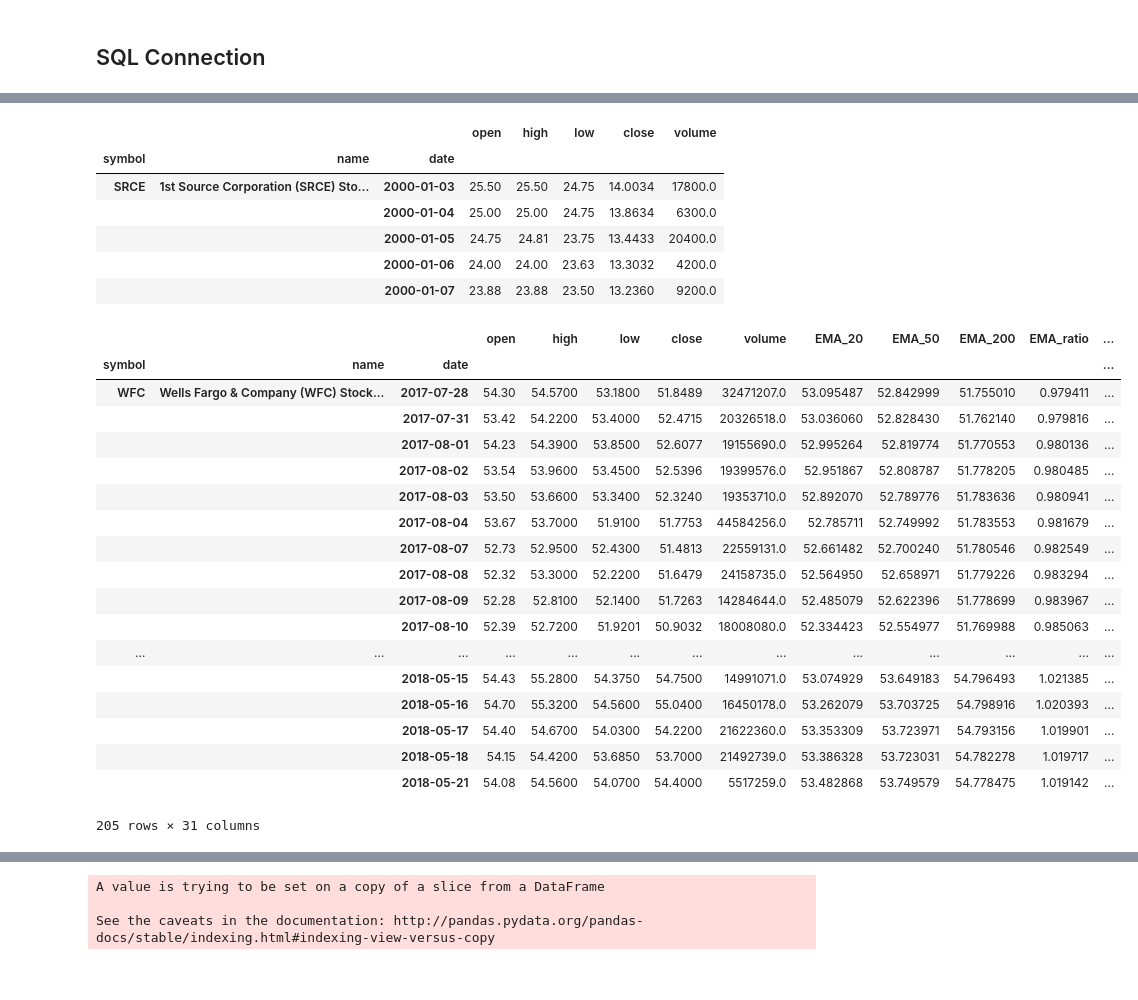
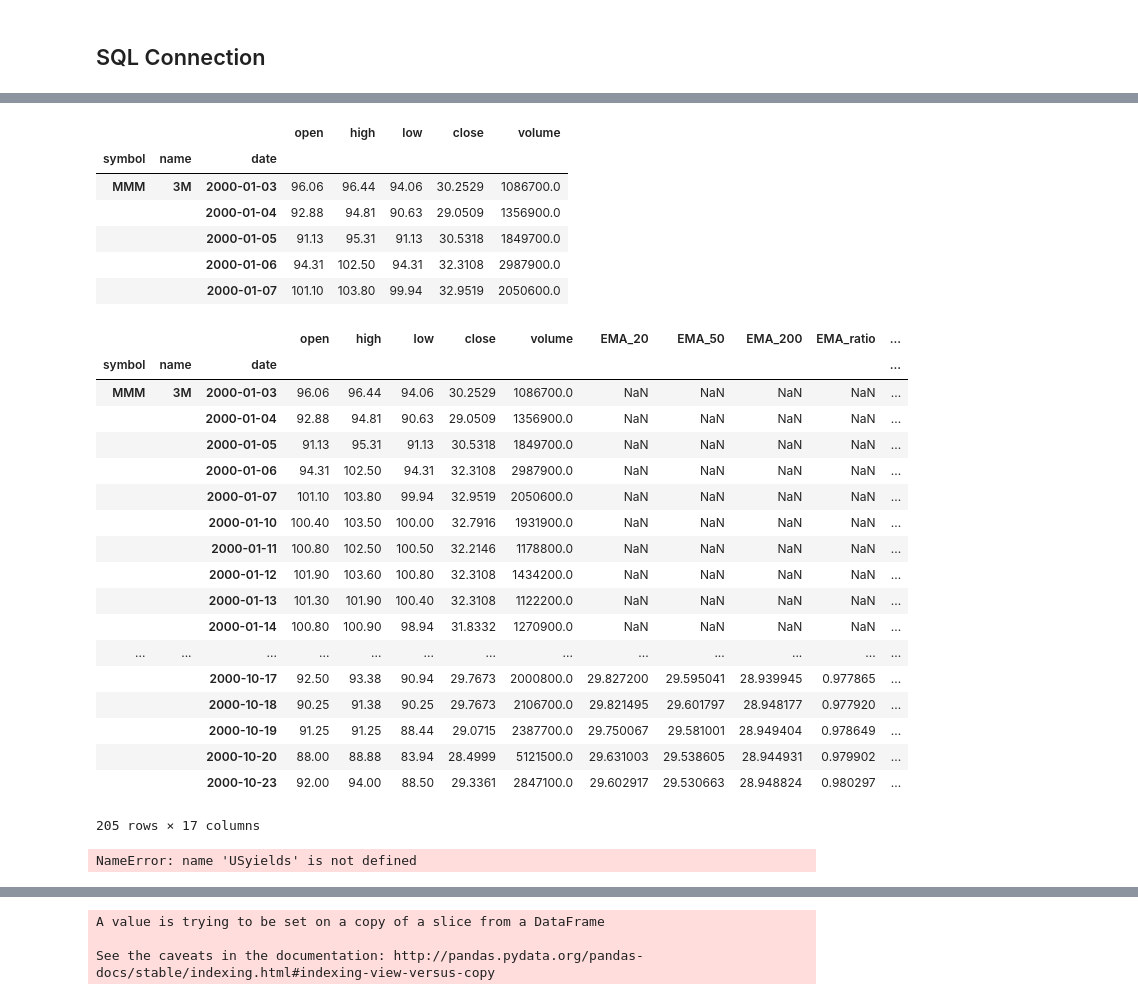
Before and after one commit to Jonny2650/Trading, a Jupyter notebook: Model-Copy FINAL.ipynb, the cells around one changed output, grey strips where cells are left out. Drawn from its saved outputs; the diff is of its cells as text; code cells hidden in the pictures.

```diff
--- a/Model-Copy FINAL.ipynb
+++ b/Model-Copy FINAL.ipynb
@@ -88,7 +88,7 @@ df1.shape
     engine = create_connection()
     query = '''
     SELECT * FROM {schema}.{table_name}
-    '''.format(schema='stocks', table_name='Adjusted_NYSE_2')
+    '''.format(schema='stocks', table_name='Adjusted_Fortune_500')
 
     # Importing a Pandas Dataframe
     prices = pd.read_sql(query,engine)
@@ -113,11 +113,11 @@ prices.head()
 # %% [output]
 |  |  |  | open | high | low | close | volume |
 | symbol | name | date |  |  |  |  |  |
-| SRCE | 1st Source Corporation (SRCE) Sto... | 2000-01-03 | 25.50 | 25.50 | 24.75 | 14.0034 | 17800.0 |
-|  |  | 2000-01-04 | 25.00 | 25.00 | 24.75 | 13.8634 | 6300.0 |
-|  |  | 2000-01-05 | 24.75 | 24.81 | 23.75 | 13.4433 | 20400.0 |
-|  |  | 2000-01-06 | 24.00 | 24.00 | 23.63 | 13.3032 | 4200.0 |
-|  |  | 2000-01-07 | 23.88 | 23.88 | 23.50 | 13.2360 | 9200.0 |
+| MMM | 3M | 2000-01-03 | 96.06 | 96.44 | 94.06 | 30.2529 | 1086700.0 |
+|  |  | 2000-01-04 | 92.88 | 94.81 | 90.63 | 29.0509 | 1356900.0 |
+|  |  | 2000-01-05 | 91.13 | 95.31 | 91.13 | 30.5318 | 1849700.0 |
+|  |  | 2000-01-06 | 94.31 | 102.50 | 94.31 | 32.3108 | 2987900.0 |
+|  |  | 2000-01-07 | 101.10 | 103.80 | 99.94 | 32.9519 | 2050600.0 |
 # %%
     # Calculated columns
     prices  = prices.copy().loc[(prices.loc[:,'open':'volume'] != 0 ).all(axis=1)] # Don't touch this (:
@@ -167,35 +167,37 @@ prices.head()
     prices['bbandlower'] =  prices_g.apply(bband_func, 2).reset_index(level=1,).drop(columns='symbol')
 # %%
 prices['bbandlowerii'] =  prices['bbandlower']/prices['close']
-prices['bbandupperii'] =  prices['bbandlower']/prices['close']
+prices['bbandupperii'] =  prices['bbandupper']/prices['close']
 # %%
-prices.tail(205)
+prices.head(205)
 # %% [output]
 |  |  |  | open | high | low | close | volume | EMA_20 | EMA_50 | EMA_200 | EMA_ratio | ... |
 | symbol | name | date |  |  |  |  |  |  |  |  |  | ... |
-| WFC | Wells Fargo & Company (WFC) Stock... | 2017-07-28 | 54.30 | 54.5700 | 53.1800 | 51.8489 | 32471207.0 | 53.095487 | 52.842999 | 51.755010 | 0.979411 | ... |
-|  |  | 2017-07-31 | 53.42 | 54.2200 | 53.4000 | 52.4715 | 20326518.0 | 53.036060 | 52.828430 | 51.762140 | 0.979816 | ... |
-|  |  | 2017-08-01 | 54.23 | 54.3900 | 53.8500 | 52.6077 | 19155690.0 | 52.995264 | 52.819774 | 51.770553 | 0.980136 | ... |
-|  |  | 2017-08-02 | 53.54 | 53.9600 | 53.4500 | 52.5396 | 19399576.0 | 52.951867 | 52.808787 | 51.778205 | 0.980485 | ... |
-|  |  | 2017-08-03 | 53.50 | 53.6600 | 53.3400 | 52.3240 | 19353710.0 | 52.892070 | 52.789776 | 51.783636 | 0.980941 | ... |
-|  |  | 2017-08-04 | 53.67 | 53.7000 | 51.9100 | 51.7753 | 44584256.0 | 52.785711 | 52.749992 | 51.783553 | 0.981679 | ... |
-|  |  | 2017-08-07 | 52.73 | 52.9500 | 52.4300 | 51.4813 | 22559131.0 | 52.661482 | 52.700240 | 51.780546 | 0.982549 | ... |
-|  |  | 2017-08-08 | 52.32 | 53.3000 | 52.2200 | 51.6479 | 24158735.0 | 52.564950 | 52.658971 | 51.779226 | 0.983294 | ... |
-|  |  | 2017-08-09 | 52.28 | 52.8100 | 52.1400 | 51.7263 | 14284644.0 | 52.485079 | 52.622396 | 51.778699 | 0.983967 | ... |
-|  |  | 2017-08-10 | 52.39 | 52.7200 | 51.9201 | 50.9032 | 18008080.0 | 52.334423 | 52.554977 | 51.769988 | 0.985063 | ... |
+| MMM | 3M | 2000-01-03 | 96.06 | 96.44 | 94.06 | 30.2529 | 1086700.0 | NaN | NaN | NaN | NaN | ... |
+|  |  | 2000-01-04 | 92.88 | 94.81 | 90.63 | 29.0509 | 1356900.0 | NaN | NaN | NaN | NaN | ... |
+|  |  | 2000-01-05 | 91.13 | 95.31 | 91.13 | 30.5318 | 1849700.0 | NaN | NaN | NaN | NaN | ... |
+|  |  | 2000-01-06 | 94.31 | 102.50 | 94.31 | 32.3108 | 2987900.0 | NaN | NaN | NaN | NaN | ... |
+|  |  | 2000-01-07 | 101.10 | 103.80 | 99.94 | 32.9519 | 2050600.0 | NaN | NaN | NaN | NaN | ... |
+|  |  | 2000-01-10 | 100.40 | 103.50 | 100.00 | 32.7916 | 1931900.0 | NaN | NaN | NaN | NaN | ... |
+|  |  | 2000-01-11 | 100.80 | 102.50 | 100.50 | 32.2146 | 1178800.0 | NaN | NaN | NaN | NaN | ... |
+|  |  | 2000-01-12 | 101.90 | 103.60 | 100.80 | 32.3108 | 1434200.0 | NaN | NaN | NaN | NaN | ... |
+|  |  | 2000-01-13 | 101.30 | 101.90 | 100.40 | 32.3108 | 1122200.0 | NaN | NaN | NaN | NaN | ... |
+|  |  | 2000-01-14 | 100.80 | 100.90 | 98.94 | 31.8332 | 1270900.0 | NaN | NaN | NaN | NaN | ... |
 | ... | ... | ... | ... | ... | ... | ... | ... | ... | ... | ... | ... | ... |
-|  |  | 2018-05-15 | 54.43 | 55.2800 | 54.3750 | 54.7500 | 14991071.0 | 53.074929 | 53.649183 | 54.796493 | 1.021385 | ... |
-|  |  | 2018-05-16 | 54.70 | 55.3200 | 54.5600 | 55.0400 | 16450178.0 | 53.262079 | 53.703725 | 54.798916 | 1.020393 | ... |
-|  |  | 2018-05-17 | 54.40 | 54.6700 | 54.0300 | 54.2200 | 21622360.0 | 53.353309 | 53.723971 | 54.793156 | 1.019901 | ... |
-|  |  | 2018-05-18 | 54.15 | 54.4200 | 53.6850 | 53.7000 | 21492739.0 | 53.386328 | 53.723031 | 54.782278 | 1.019717 | ... |
-|  |  | 2018-05-21 | 54.08 | 54.5600 | 54.0700 | 54.4000 | 5517259.0 | 53.482868 | 53.749579 | 54.778475 | 1.019142 | ... |
+|  |  | 2000-10-17 | 92.50 | 93.38 | 90.94 | 29.7673 | 2000800.0 | 29.827200 | 29.595041 | 28.939945 | 0.977865 | ... |
+|  |  | 2000-10-18 | 90.25 | 91.38 | 90.25 | 29.7673 | 2106700.0 | 29.821495 | 29.601797 | 28.948177 | 0.977920 | ... |
+|  |  | 2000-10-19 | 91.25 | 91.25 | 88.44 | 29.0715 | 2387700.0 | 29.750067 | 29.581001 | 28.949404 | 0.978649 | ... |
+|  |  | 2000-10-20 | 88.00 | 88.88 | 83.94 | 28.4999 | 5121500.0 | 29.631003 | 29.538605 | 28.944931 | 0.979902 | ... |
+|  |  | 2000-10-23 | 92.00 | 94.00 | 88.50 | 29.3361 | 2847100.0 | 29.602917 | 29.530663 | 28.948824 | 0.980297 | ... |
-205 rows × 31 columns
+205 rows × 17 columns
 # %%
 #US_yields=pd.read_pickle(r'C:\Users\Student\Documents\Trading\US_yieldcurve.pkl')
 # %%
 import quandl
-USyields=quandl.get("USTREASURY/YIELD", authtoken="wdLjKc5NXiuwUhFLByKm")
-USyields=USyields[['3 MO', '6 MO', '1 YR', '2 YR', '3 YR', '5 YR', '7 YR', '10 YR', '30 YR']]
+US_yields=quandl.get("USTREASURY/YIELD", authtoken="wdLjKc5NXiuwUhFLByKm")
+US_yields=USyields[['3 MO', '6 MO', '1 YR', '2 YR', '3 YR', '5 YR', '7 YR', '10 YR', '30 YR']]
+# %% [output]
+NameError: name 'USyields' is not defined
 # %%
 US_yields.index.rename('date', inplace=True)
 # %%
```
Also changed, not shown: parts of 33 cells of this notebook.
